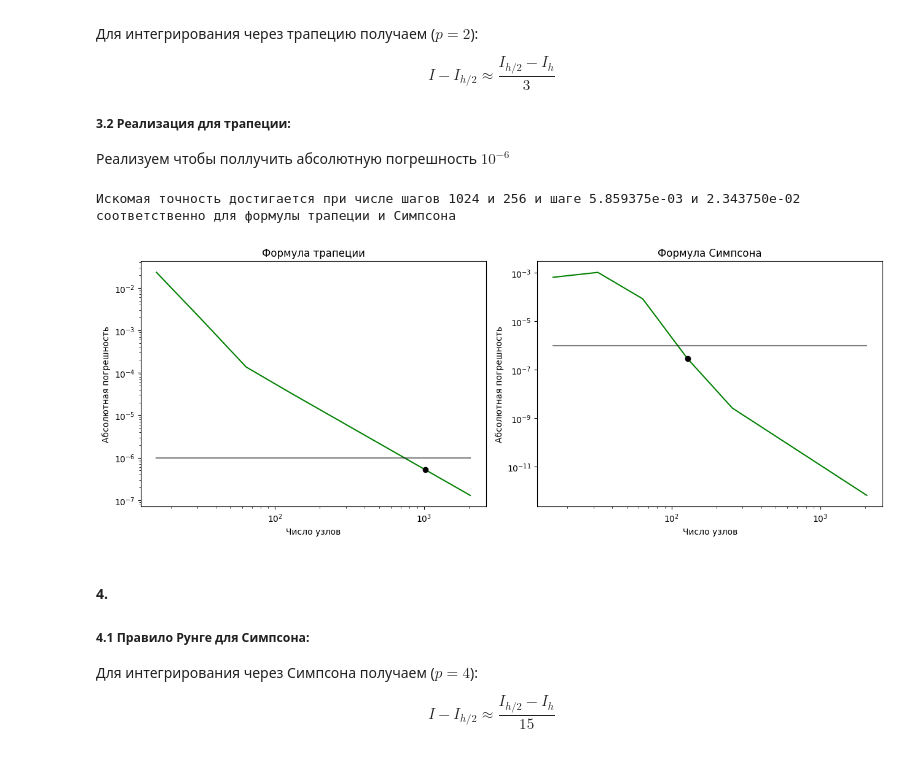
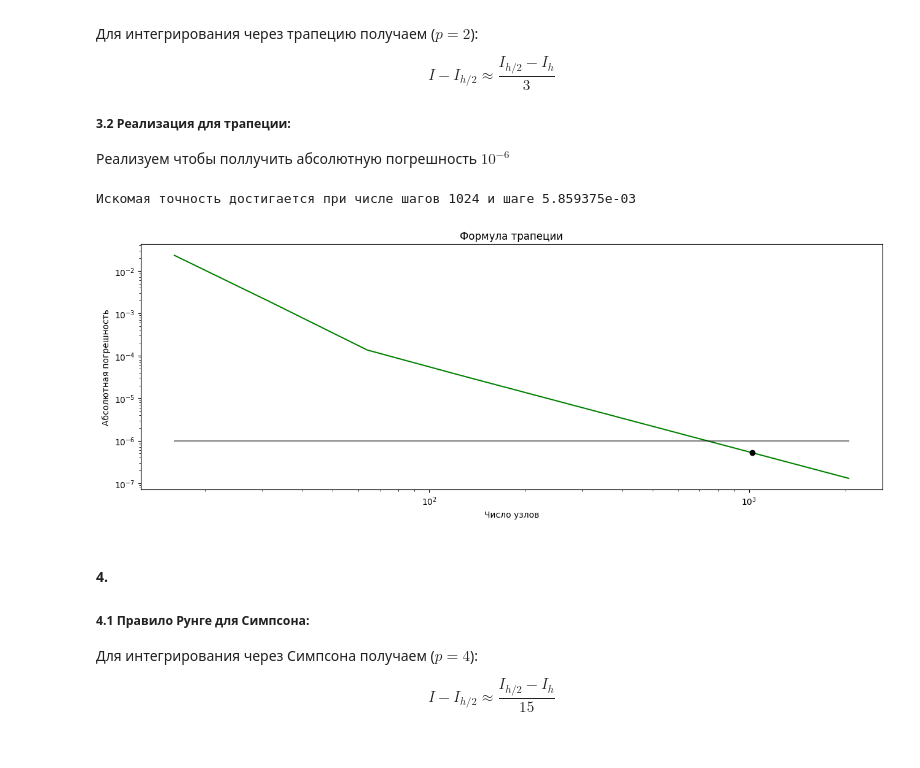
Before and after one commit to Frog6616261/numerecal_methods, a Jupyter notebook: 6__Integrations_methods/complited_task.ipynb, the cells around one changed output. Saved outputs shown, nothing was run; the diff lists cells and outputs as text; code cells hidden in the pictures.

```diff
--- a/6__Integrations_methods/complited_task.ipynb
+++ b/6__Integrations_methods/complited_task.ipynb
@@ -135,41 +193,32 @@ $$ I - I_{h/2} \approx \frac{I_{h/2} - I_h}{3} $$
 # %%
 prec = 10**(-6)
 
 runge_n = 2**np.arange(3, 12)
 runge_err_t = np.empty(runge_n.shape[0])
-runge_err_s = np.empty(runge_n.shape[0])
-r_t, r_s = 0, 0
+r_t = 0
 
 for i in range(1, runge_n.shape[0]):
     runge_err_t[i] = lf.get_abs_err(get_I_by_trapez(f, runge_n[i]), get_I_by_trapez(f, runge_n[i-1]))/3
-    runge_err_s[i] = lf.get_abs_err(get_I_by_simps(f, runge_n[i]), get_I_by_simps(f, runge_n[i-1]))/15
 
     if (runge_err_t[i] < prec) and (runge_err_t[i-1] > prec):
         r_t = i
-    if (runge_err_s[i] < prec) and (runge_err_s[i-1] > prec):
-        r_s = i
 
-print(f'Искомая точность достигается при числе шагов {runge_n[r_t]} и {2*runge_n[r_s]} и шаге {6/runge_n[r_t]:e} и {3/runge_n[r_s]:e} соответственно для формулы трапеции и Симпсона')
 
-fig, ax = plt.subplots(1, 2, figsize=(13, 5))
-ax[0].loglog(runge_n[1:], runge_err_t[1:], 'g')
-ax[0].loglog(runge_n[1:], prec*np.ones(runge_n.shape[0])[1:], 'k', alpha=0.5)
-ax[0].loglog(runge_n[r_t], runge_err_t[r_t], 'o', mfc='k', mec='k')
-ax[0].set_xlabel('Число узлов')
-ax[0].set_ylabel('Абсолютная погрешность')
-ax[0].set_title('Формула трапеции')
+print(f'Искомая точность достигается при числе шагов {runge_n[r_t]} и шаге {6/runge_n[r_t]:e}')
 
-ax[1].loglog(runge_n[1:], runge_err_s[1:], 'g')
-ax[1].loglog(runge_n[1:], prec*np.ones(runge_n.shape[0])[1:], 'k', alpha=0.5)
-ax[1].loglog(runge_n[r_s], runge_err_s[r_s], 'o', mfc='k', mec='k')
-ax[1].set_xlabel('Число узлов')
-ax[1].set_ylabel('Абсолютная погрешность')
-ax[1].set_title('Формула Симпсона')
+fig, ax = plt.subplots(1, 1, figsize=(13, 5))
+ax.loglog(runge_n[1:], runge_err_t[1:], 'g')
+ax.loglog(runge_n[1:], prec*np.ones(runge_n.shape[0])[1:], 'k', alpha=0.5)
+ax.loglog(runge_n[r_t], runge_err_t[r_t], 'o', mfc='k', mec='k')
+ax.set_xlabel('Число узлов')
+ax.set_ylabel('Абсолютная погрешность')
+ax.set_title('Формула трапеции')
+
 
 fig.tight_layout()
 # %% [output]
-Искомая точность достигается при числе шагов 1024 и 256 и шаге 5.859375e-03 и 2.343750e-02 соответственно для формулы трапеции и Симпсона
+Искомая точность достигается при числе шагов 1024 и шаге 5.859375e-03
-[figure, old version]
+[figure, new version]
 # %% [markdown]
 #### 4.
 ##### 4.1 Правило Рунге для Симпсона:
```
Also changed, not shown: parts of 17 cells of this notebook, 3 other files.
